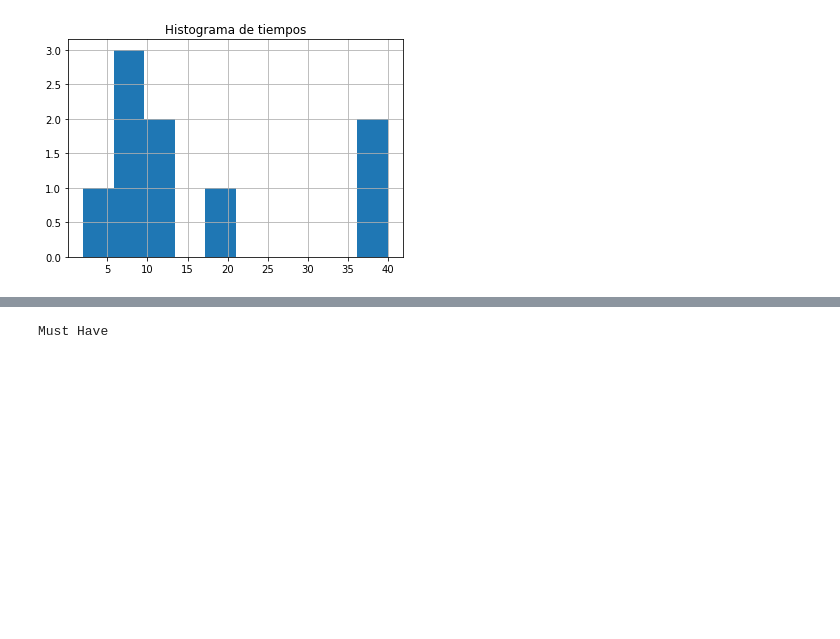
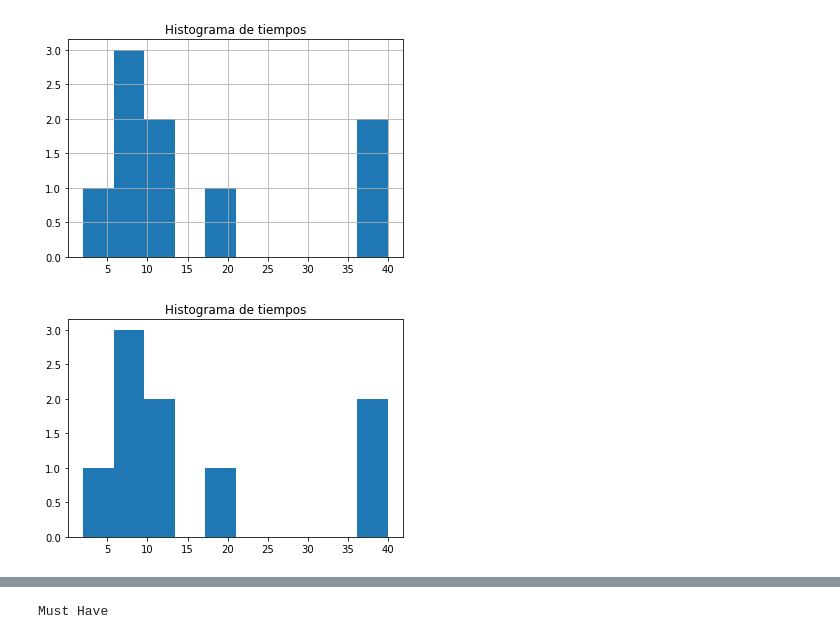
Before and after one commit to alceballosa/programming_fundamentals_py, a Jupyter notebook: Semana_6_1.ipynb, the cells around one changed output, grey strips where cells are left out. Saved outputs shown, nothing was run; the diff lists cells and outputs as text; code cells hidden in the pictures; blank space fills up the shorter version.

```diff
--- a/Semana_6_1.ipynb
+++ b/Semana_6_1.ipynb
@@ -795,3 +809,10 @@ plt.title("Histograma de tiempos")
 # %% [output]
 Text(0.5, 1.0, 'Histograma de tiempos')
 [figure]
+# %%
+datos = df["Time"].values
+plt.hist(datos)
+plt.title("Histograma de tiempos")
+plt.show()
+# %% [output]
+[figure, added]
```
Also changed, not shown: parts of 15 cells of this notebook, 1 other file.
